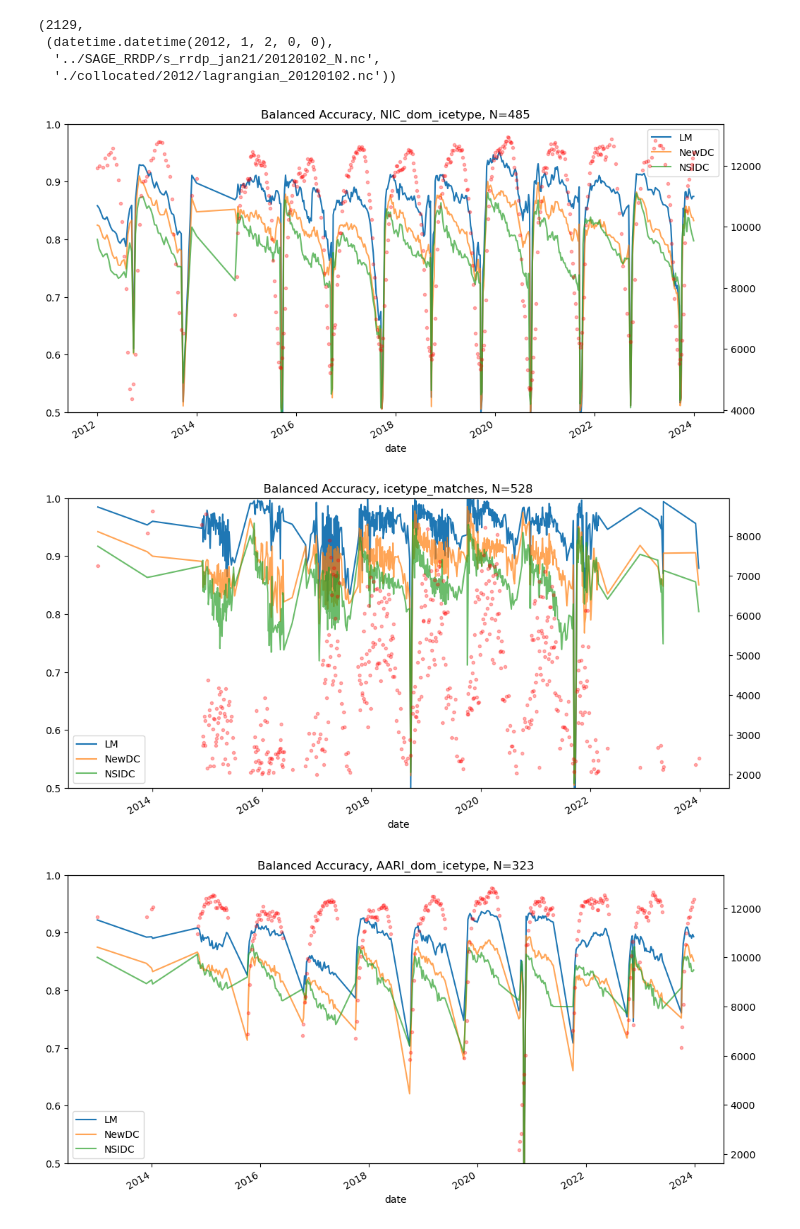
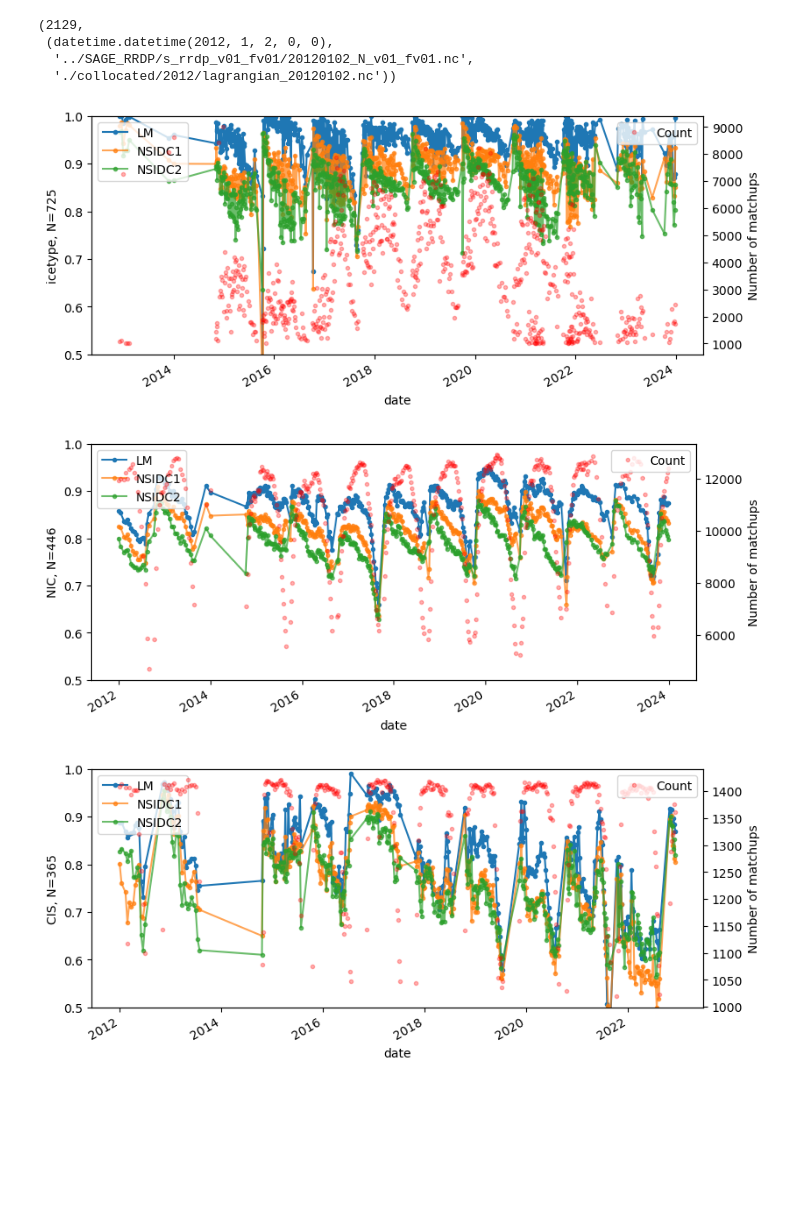
Before and after one commit to esa-sage/sea_ice_age_nsidc, a Jupyter notebook: s_rrdp_comparison.ipynb, the cells around one changed output. Cells and saved outputs as stored; diff of their text form; code cells hidden in the pictures; blank space fills up the shorter version.

Commit message:
s_rrdp_compar: figures for PVASR

```diff
--- a/s_rrdp_comparison.ipynb
+++ b/s_rrdp_comparison.ipynb
@@ -15,10 +16,10 @@ from sklearn.metrics import confusion_matrix, balanced_accuracy_score, accuracy_
 import warnings
 warnings.filterwarnings('error', category=UserWarning)
 # %%
-rrdp_dir = '../SAGE_RRDP/s_rrdp_jan21'
+rrdp_dir = '../SAGE_RRDP/s_rrdp_v01_fv01'
 coll_dir = './collocated'
 
-rrdp_files = sorted(glob.glob(os.path.join(rrdp_dir, '*_N.nc')))
+rrdp_files = sorted(glob.glob(os.path.join(rrdp_dir, '*_N_*.nc')))
 rrdp_dates = [datetime.strptime(os.path.basename(f).split('_')[0], '%Y%m%d') for f in rrdp_files]
 coll_files = [f'{coll_dir}/{d.strftime("%Y")}/lagrangian_{d.strftime("%Y%m%d")}.nc' for d in rrdp_dates]
 rrdp_coll_date_files = [(date, rf, cf) for date, rf, cf in zip(rrdp_dates, rrdp_files, coll_files) if os.path.exists(cf)]
@@ -26,14 +27,14 @@ len(rrdp_coll_date_files), rrdp_coll_date_files[0]
 # %% [output]
 (2129,
  (datetime.datetime(2012, 1, 2, 0, 0),
-  '../SAGE_RRDP/s_rrdp_jan21/20120102_N.nc',
+  '../SAGE_RRDP/s_rrdp_v01_fv01/20120102_N_v01_fv01.nc',
   './collocated/2012/lagrangian_20120102.nc'))
 # %%
 rrdp_icetypes = ['icetype_matches', 'NIC_dom_icetype', 'autoDMI_dom_icetype', 'AARI_dom_icetype', 'CIS_dom_icetype']
 lagr_algos = ['lm', 'newdc', 'nsidc']
 
-min_size = 2000
-scores = defaultdict(list)
+min_size = 0
+scores_list = defaultdict(list)
 comas = defaultdict(list)
 for date, rf, cf in tqdm(rrdp_coll_date_files):
     ice_type = {}
@@ -78,28 +79,36 @@ for date, rf, cf in tqdm(rrdp_coll_date_files):
         if len(coma_vec) < len(lagr_algos):
             continue
         comas[name].append(coma_vec)
-        scores[name].append((date, *scores_vec, np.sum(comm_mask)))
+        scores_list[name].append((date, *scores_vec, np.sum(comm_mask)))
 # %%
-for name in scores:
-    scores[name] = pd.DataFrame(scores[name], columns=['date', 'acc_lm', 'bac_lm', 'acc_newdc', 'bac_newdc', 'acc_nsidc', 'bac_nsidc', 'count'])
+scores = dict()
+for name in scores_list:
+    scores[name] = pd.DataFrame(scores_list[name], columns=['date', 'acc_lm', 'bac_lm', 'acc_newdc', 'bac_newdc', 'acc_nsidc', 'bac_nsidc', 'count'])
     scores[name].set_index('date', inplace=True)
     comas[name] = np.array(comas[name])  # shape (time, 4, 2, 2)
 # %%
+min_size = 1000
 warnings.filterwarnings('ignore', category=UserWarning)
 
 for name in scores:
-    fig = plt.figure(figsize=(12, 6))
-    scores[name]['bac_lm'].plot(label='LM')
-    scores[name]['bac_newdc'].plot(label='NewDC', alpha=0.7)
-    scores[name]['bac_nsidc'].plot(label='NSIDC', alpha=0.7)
+    fig = plt.figure(figsize=(9, 4))
+    mask = (scores[name]['count'] >= min_size) & (scores[name].index.month != 9)
+    sub_scores = scores[name][mask]
+    sub_scores['bac_lm'].plot(label='LM', style='.-')
+    sub_scores['bac_newdc'].plot(label='NSIDC1', alpha=0.7, style='.-')
+    sub_scores['bac_nsidc'].plot(label='NSIDC2', alpha=0.7, style='.-')
+
     plt.ylim(0.5, 1)
-    plt.legend()
+    plt.legend(loc='upper left')
+    plt.ylabel(f'{name.split("_")[0]}, N={sub_scores.shape[0]}')
     ax2 = plt.twinx()
-    ax2.plot(scores[name].index, scores[name]['count'].values, 'r.', label='Count', alpha=0.3)
-    #plt.xlim(datetime(2019,10,1), datetime(2020,12,31))
-    plt.title(f'Balanced Accuracy, {name}, N={scores[name].shape[0]}')
+    ax2.plot(sub_scores.index, sub_scores['count'].values, 'r.', label='Count', alpha=0.3)
+    #plt.xlim(datetime(2020,9,1), datetime(2020,12,31))
+    #plt.title(f'Balanced Accuracy, ')
+    plt.ylabel('Number of matchups')
+    plt.legend(loc='upper right')
     plt.show()
 # %% [output]
-[figure, old version]
+[figure, new version]
-[figure, old version]
+[figure, new version]
-[figure, old version]
+[figure, new version]
```
Also changed, not shown: parts of 6 cells of this notebook.
